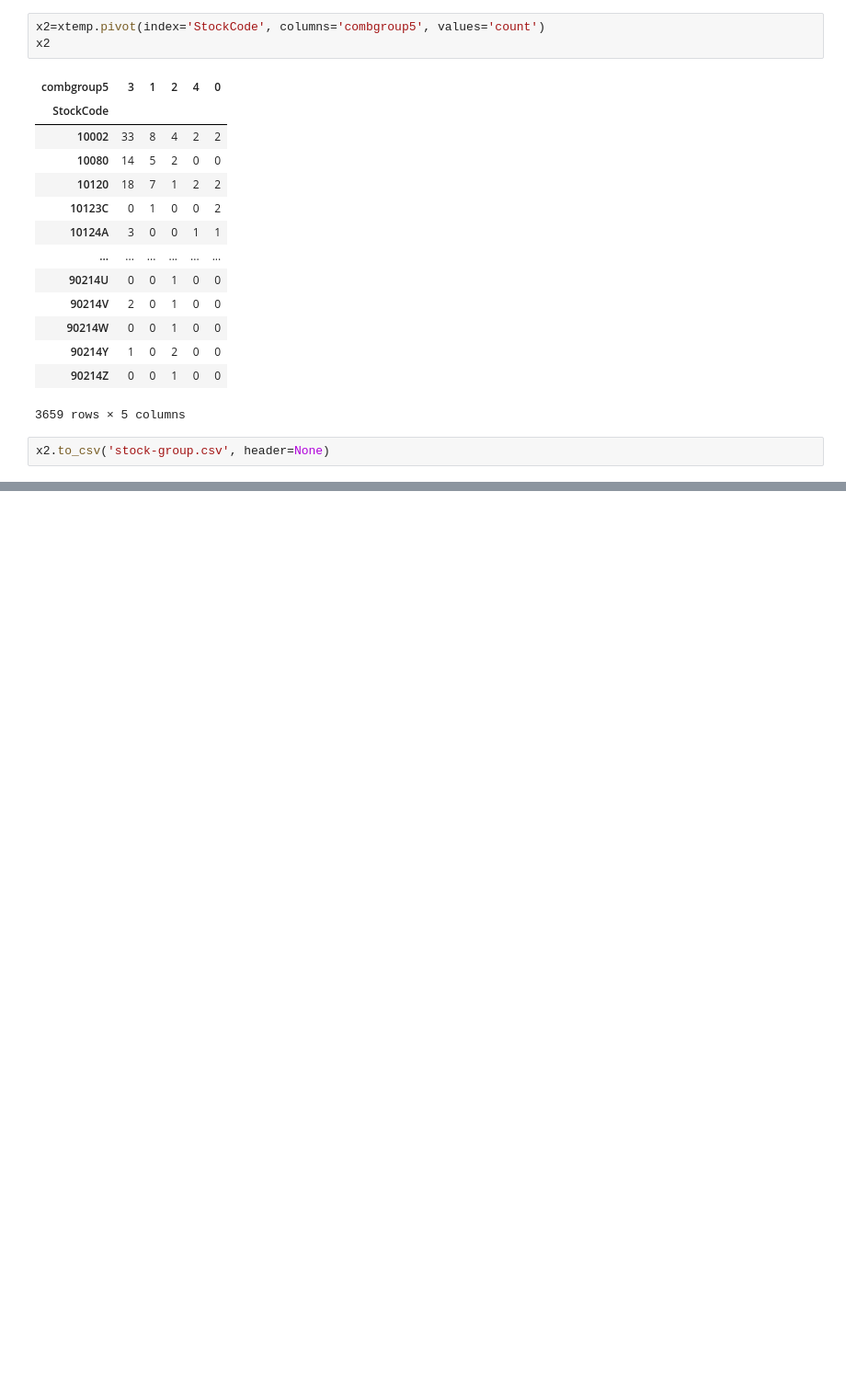
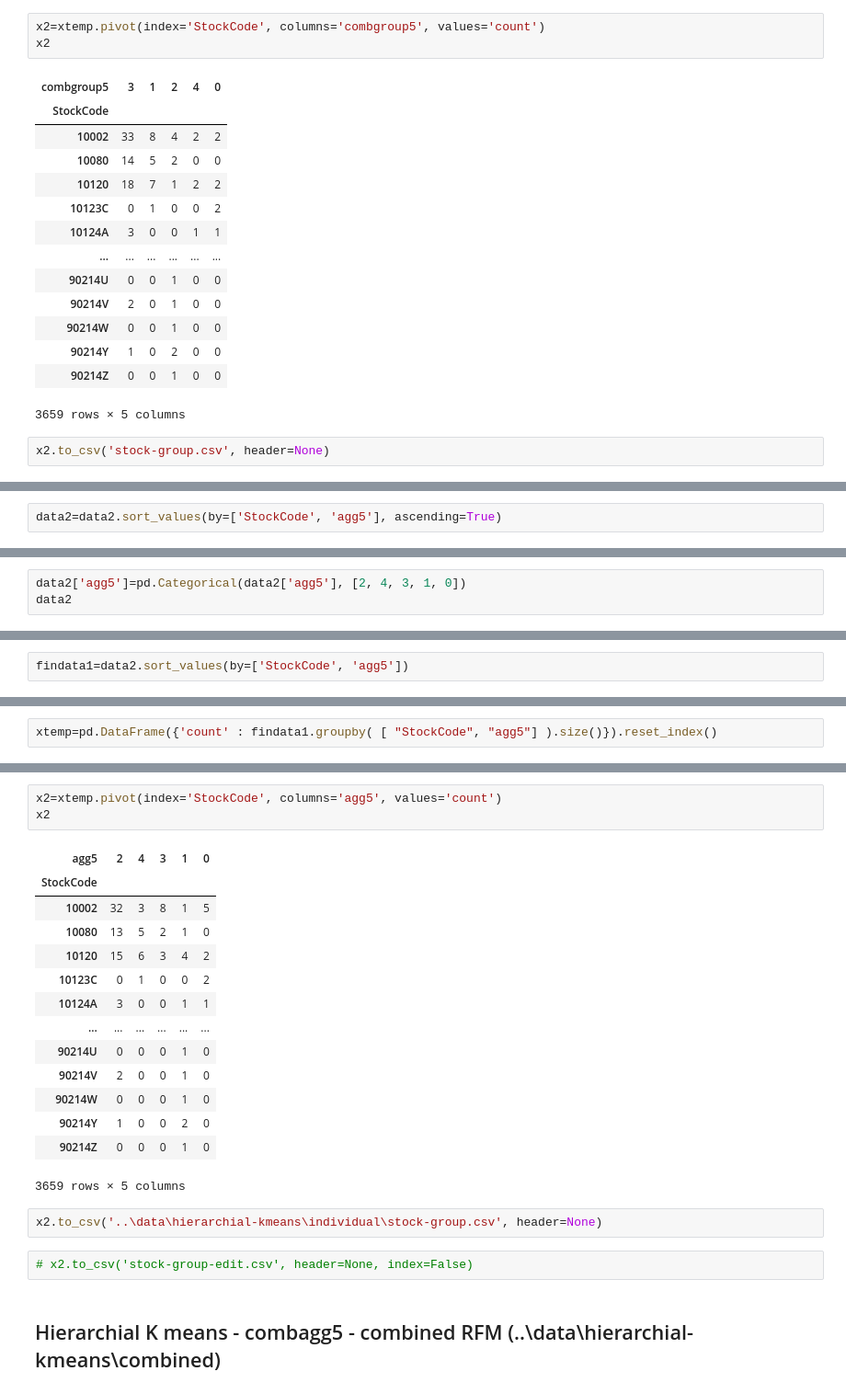
Before and after one commit to vanessalobo/iect-algorithm, a Jupyter notebook: python-notebooks/mapping.ipynb, the cells around one changed output, grey strips where cells are left out. Shown at 92% size. Drawn from its saved outputs; the diff is of its cells as text; blank space fills up the shorter version.

Commit message:
modified for hierarchial kmeans

```diff
--- a/python-notebooks/mapping.ipynb
+++ b/python-notebooks/mapping.ipynb
@@ -331,0 +430,2 @@ x2.to_csv('stock-group.csv', header=None)
+# %%
+data2=data2.sort_values(by=['StockCode', 'agg5'], ascending=True)
@@ -331,0 +471,3 @@ x2.to_csv('stock-group.csv', header=None)
+# %%
+data2['agg5']=pd.Categorical(data2['agg5'], [2, 4, 3, 1, 0])
+data2
@@ -331,0 +488,2 @@ x2.to_csv('stock-group.csv', header=None)
+# %%
+findata1=data2.sort_values(by=['StockCode', 'agg5'])
@@ -331,0 +523,2 @@ x2.to_csv('stock-group.csv', header=None)
+# %%
+xtemp=pd.DataFrame({'count' : findata1.groupby( [ "StockCode", "agg5"] ).size()}).reset_index()
@@ -331,0 +547,24 @@ x2.to_csv('stock-group.csv', header=None)
+# %%
+x2=xtemp.pivot(index='StockCode', columns='agg5', values='count')
+x2
+# %% [output]
+| agg5 | 2 | 4 | 3 | 1 | 0 |
+| StockCode |  |  |  |  |  |
+| 10002 | 32 | 3 | 8 | 1 | 5 |
+| 10080 | 13 | 5 | 2 | 1 | 0 |
+| 10120 | 15 | 6 | 3 | 4 | 2 |
+| 10123C | 0 | 1 | 0 | 0 | 2 |
+| 10124A | 3 | 0 | 0 | 1 | 1 |
+| ... | ... | ... | ... | ... | ... |
+| 90214U | 0 | 0 | 0 | 1 | 0 |
+| 90214V | 2 | 0 | 0 | 1 | 0 |
+| 90214W | 0 | 0 | 0 | 1 | 0 |
+| 90214Y | 1 | 0 | 0 | 2 | 0 |
+| 90214Z | 0 | 0 | 0 | 1 | 0 |
+3659 rows × 5 columns
+# %%
+x2.to_csv('..\data\hierarchial-kmeans\individual\stock-group.csv', header=None)
+# %%
+# x2.to_csv('stock-group-edit.csv', header=None, index=False)
+# %% [markdown]
+## Hierarchial K means - combagg5 - combined RFM (..\data\hierarchial-kmeans\combined)
```
Also changed, not shown: parts of 62 cells of this notebook.
